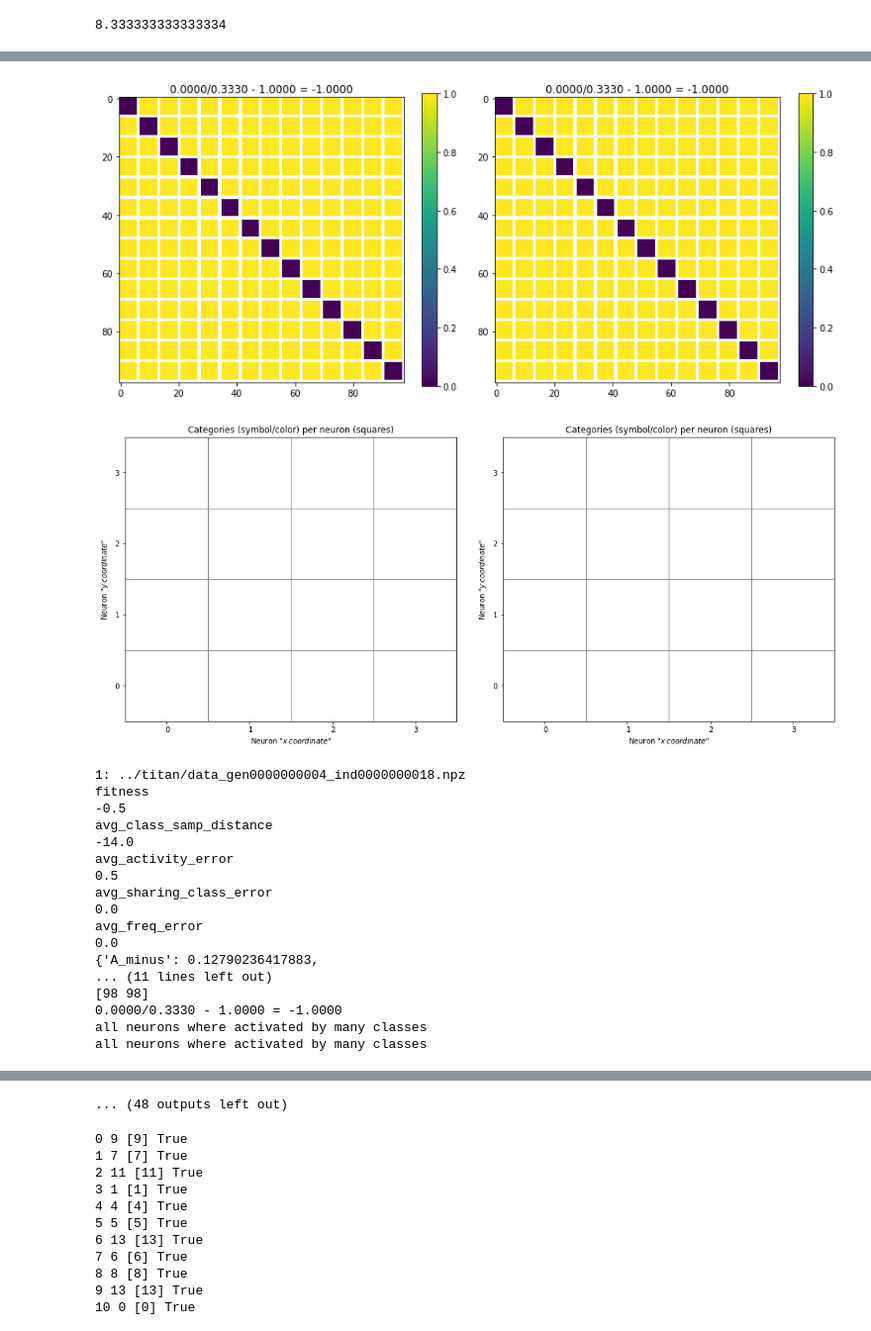
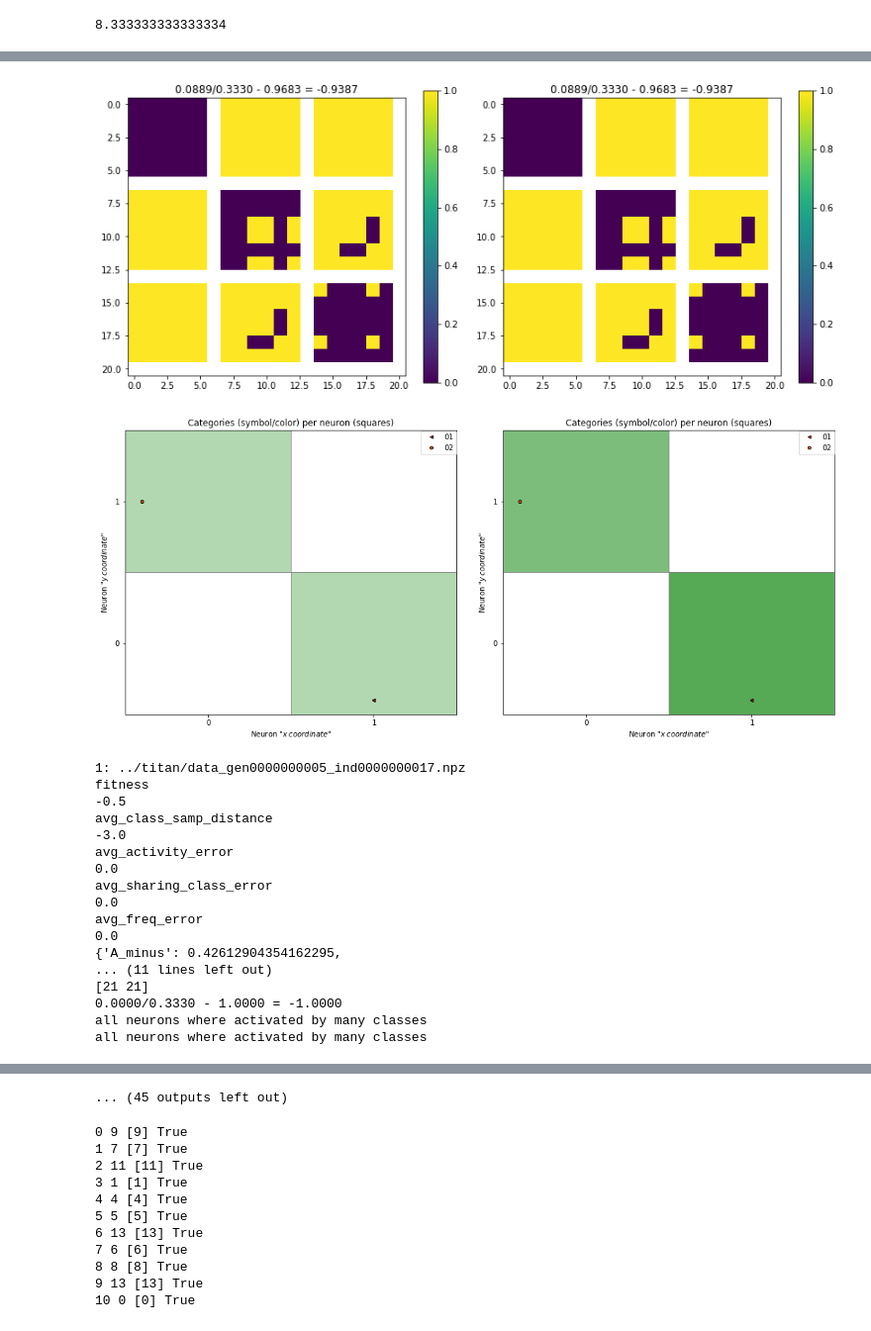
Before and after one commit to chanokin/l2l-omniglot, a Jupyter notebook: check_out_spikes.ipynb, the cells around one changed output, grey strips where cells are left out. Shown at 99% size. Cells and saved outputs as stored; diff of their text form; code cells hidden in the pictures.

```diff
--- a/check_out_spikes.ipynb
+++ b/check_out_spikes.ipynb
@@ -961,7 +961,7 @@ data_path = "../titan"
 # data_path = "../titan_freq_punish_added"
 # data_path = "../titan_shared_square"
 
-gen = '004'
+gen = '005'
 search_pat = os.path.join(data_path, f'data_gen*{gen}_*npz')
 file_names = sorted(glob.glob(search_pat), reverse=True)  # newest first
 print(gen, search_pat, len(file_names))
@@ -1109,19 +1109,19 @@ all neurons where activated by many classes
-[figure, old version]
+[figure, new version]
-[figure, old version]
+[figure, new version]
-1: ../titan/data_gen0000000004_ind0000000018.npz
+1: ../titan/data_gen0000000005_ind0000000017.npz
 fitness
 -0.5
 avg_class_samp_distance
--14.0
+-3.0
 avg_activity_error
-0.5
+0.0
 avg_sharing_class_error
 0.0
 avg_freq_error
 0.0
-{'A_minus': 0.12790236417883,
+{'A_minus': 0.42612904354162295,
 ... (11 lines left out)
-[98 98]
+[21 21]
 0.0000/0.3330 - 1.0000 = -1.0000
 all neurons where activated by many classes
 all neurons where activated by many classes
@@ -1168,4 +1168,4 @@ all neurons where activated by many classes
-... (48 outputs left out)
+... (45 outputs left out)
 # %%
 from sklearn.svm import LinearSVC
 from sklearn.decomposition import PCA
```
Also changed, not shown: parts of 1 cell of this notebook, 2 other files.
